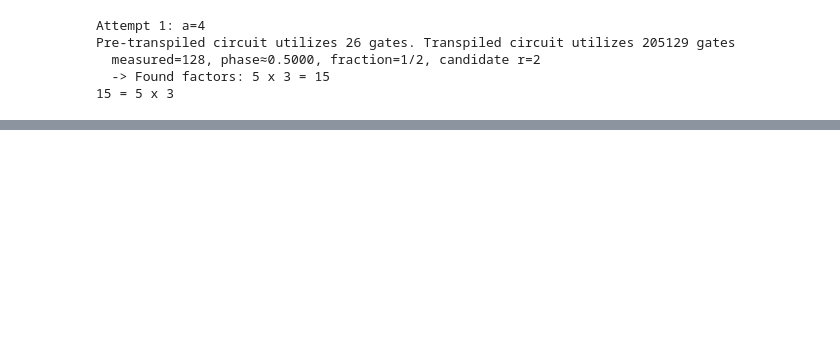
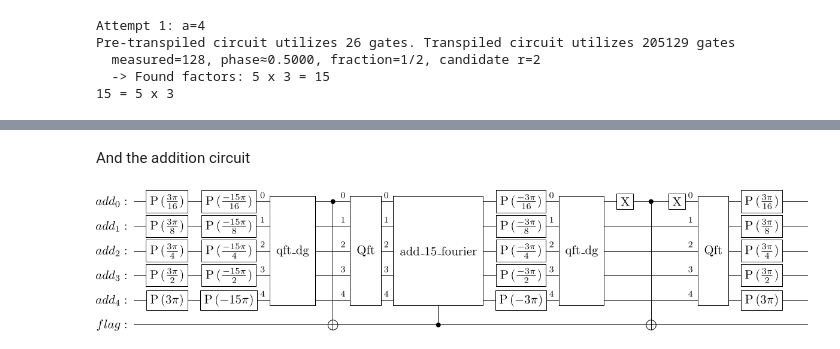
Before and after one commit to ryanfarr01/QIP_Project, a Jupyter notebook: shors_implementation.ipynb, the cells around one changed output, grey strips where cells are left out. Cells and saved outputs as stored; diff of their text form; code cells hidden in the pictures; blank space fills up the shorter version.

```diff
--- a/shors_implementation.ipynb
+++ b/shors_implementation.ipynb
@@ -405,0 +432,6 @@ Pre-transpiled circuit utilizes 26 gates. Transpiled circuit utilizes 205129 gat
+# %% [markdown]
+And the addition circuit
+# %%
+phase_adder(k=3, N=15).draw('latex')
+# %% [output]
+[figure, added]
```
Also changed, not shown: parts of 11 cells of this notebook.
